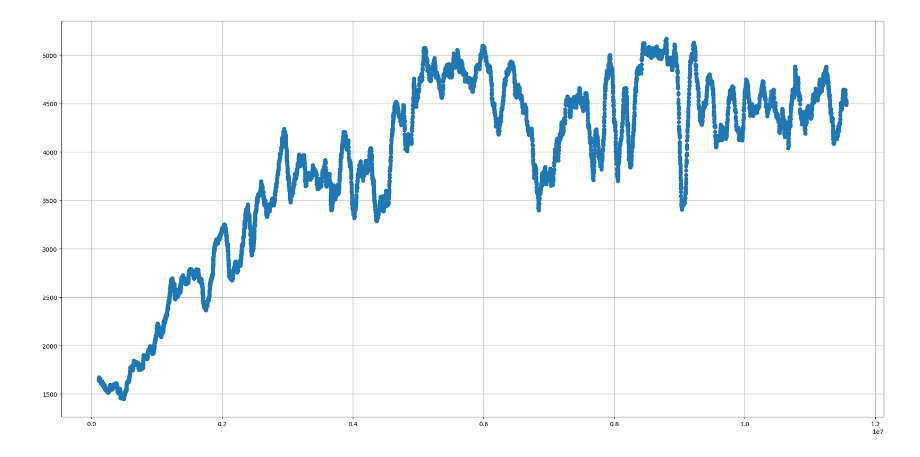
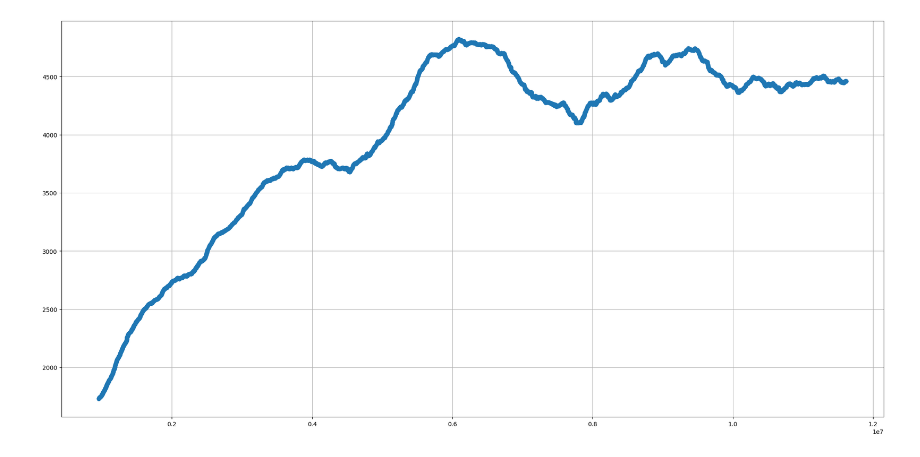
Before and after one commit to jimlin1112/DRL-Assignment-3, a Jupyter notebook: draw.ipynb, the cells around one changed output. Saved outputs shown, nothing was run; the diff lists cells and outputs as text; code cells hidden in the pictures.

```diff
--- a/draw.ipynb
+++ b/draw.ipynb
@@ -17,32 +17,32 @@ import re
 import matplotlib.pyplot as plt
 
 # 用於存放解析後的 steps 和 rewards
 a1 = []
 reward = []
 
 # 正則表達式：匹配 Reward 和 Step
 pattern = re.compile(r'Step\s*(\d+).*?Reward\s*([\d.]+)')
 
 # 打開並逐行讀取日誌檔
 with open('output.txt', 'r') as f:
     for line in f:
         match = pattern.search(line)
         if match:
             tmp1 = float(match.group(1))
             tmp2 = float(match.group(2))
             a1.append(tmp1)
             reward.append(tmp2)
 
 reward_avg = []
-avg_num = 100
+avg_num = 1000
 for i in range(avg_num, len(reward)):
     reward_avg.append(np.mean(reward[i-avg_num:i]))
 
 # 繪圖
 plt.figure(figsize=(20, 10))
 plt.plot(a1[avg_num:], reward_avg, marker='o', linestyle='-')
 plt.grid(True)
 plt.tight_layout()
 plt.show()
 # %% [output]
-[figure, old version]
+[figure, new version]
```
Also changed, not shown: 2 other files.
